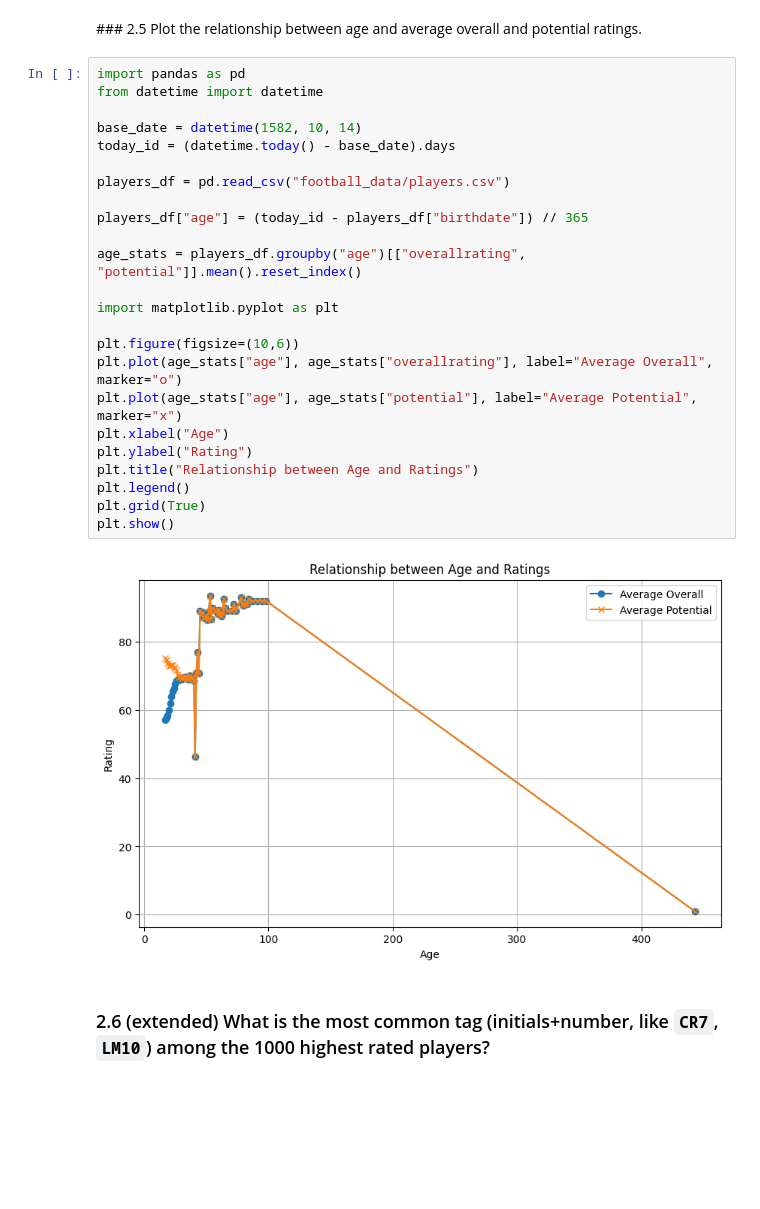
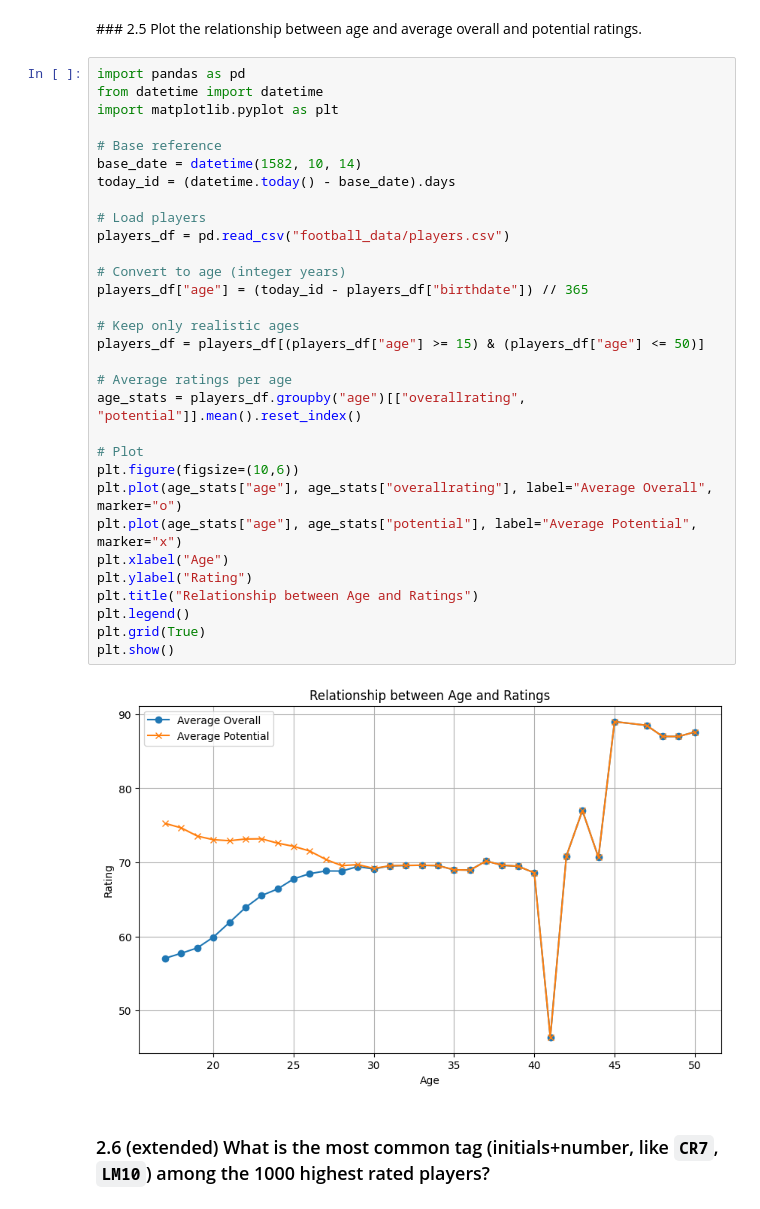
Before and after one commit to zippyzippy0/mlfc_practicals, a Jupyter notebook: 02_pandas_practical.ipynb, the cells around one changed output. Saved outputs shown, nothing was run; the diff lists cells and outputs as text; blank space fills up the shorter version.

```diff
--- a/02_pandas_practical.ipynb
+++ b/02_pandas_practical.ipynb
@@ -1628,29 +1628,36 @@ print(df)
 # %%
 import pandas as pd
 from datetime import datetime
+import matplotlib.pyplot as plt
 
+# Base reference
 base_date = datetime(1582, 10, 14)
 today_id = (datetime.today() - base_date).days
 
+# Load players
 players_df = pd.read_csv("football_data/players.csv")
 
+# Convert to age (integer years)
 players_df["age"] = (today_id - players_df["birthdate"]) // 365
 
+# Keep only realistic ages
+players_df = players_df[(players_df["age"] >= 15) & (players_df["age"] <= 50)]
+
+# Average ratings per age
 age_stats = players_df.groupby("age")[["overallrating", "potential"]].mean().reset_index()
 
-import matplotlib.pyplot as plt
-
+# Plot
 plt.figure(figsize=(10,6))
 plt.plot(age_stats["age"], age_stats["overallrating"], label="Average Overall", marker="o")
 plt.plot(age_stats["age"], age_stats["potential"], label="Average Potential", marker="x")
 plt.xlabel("Age")
 plt.ylabel("Rating")
 plt.title("Relationship between Age and Ratings")
 plt.legend()
 plt.grid(True)
 plt.show()
 # %% [output]
-[figure, old version]
+[figure, new version]
 # %% [markdown]
 ### 2.6 (extended) What is the most common tag (initials+number, like `CR7`, `LM10`) among the 1000 highest rated players?
 # %%
```
Also changed, not shown: parts of 9 cells of this notebook.
